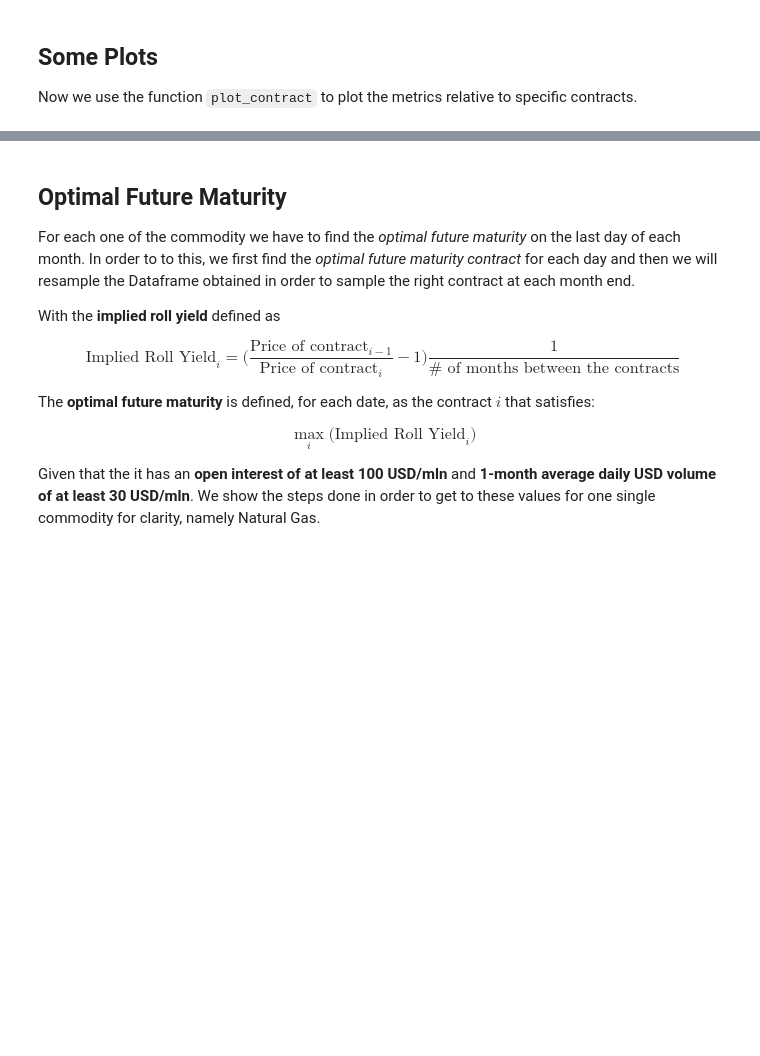
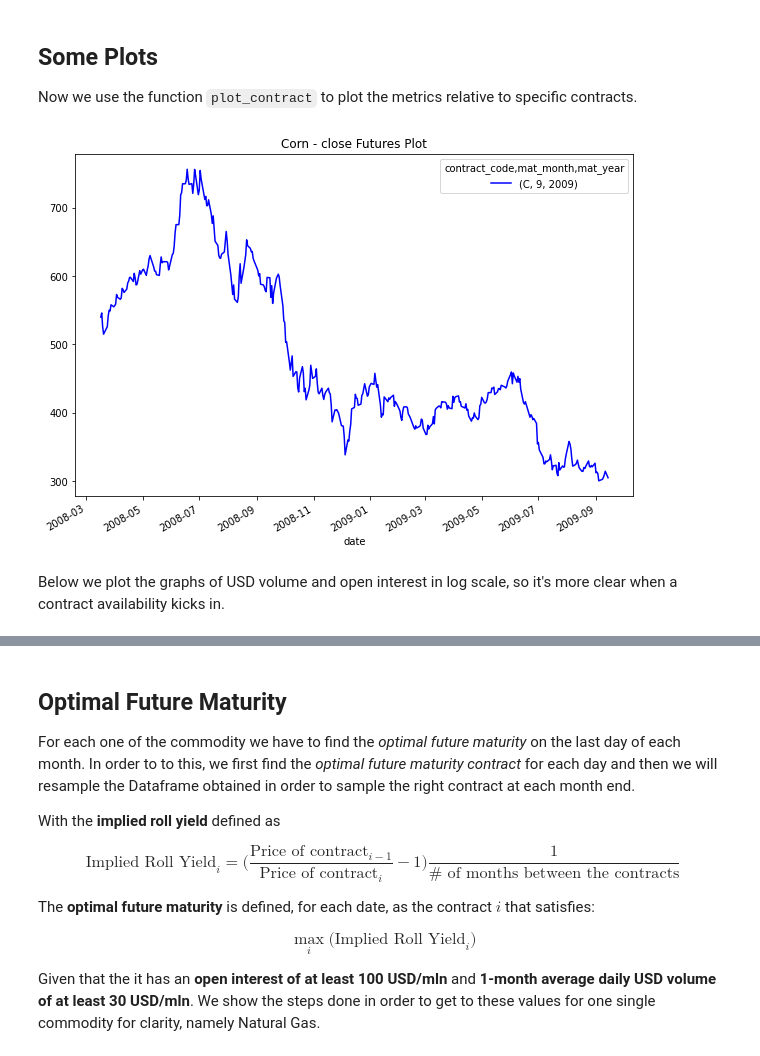
Before and after one commit to lucaberlanda/Magazzino, a Jupyter notebook: WisdomTreeAssignment.ipynb, the cells around one changed output, grey strips where cells are left out. Cells and saved outputs as stored; diff of their text form; code cells hidden in the pictures; blank space fills up the shorter version.

```diff
--- a/WisdomTreeAssignment.ipynb
+++ b/WisdomTreeAssignment.ipynb
@@ -60,6 +60,12 @@ func:'get_and_tidy_up_data' args:[(), {'filename': 'contracts_prices.csv', 'file
 ## Some Plots
 
 Now we use the function `plot_contract` to plot the metrics relative to specific contracts.
+# %%
+plot_contract('close', df, 'C', [9], [2009], names_mapping)
+# %% [output]
+[figure, added]
+# %% [markdown]
+Below we plot the graphs of USD volume and open interest in log scale, so it's more clear when a contract availability kicks in.
 # %%
 plot_contract('volume_USD', df, 'NG', [6, 7, 8, 9, 10, 11], [2020], names_mapping)
 # %% [output]
```
Also changed, not shown: parts of 31 cells of this notebook, 2 other files.
